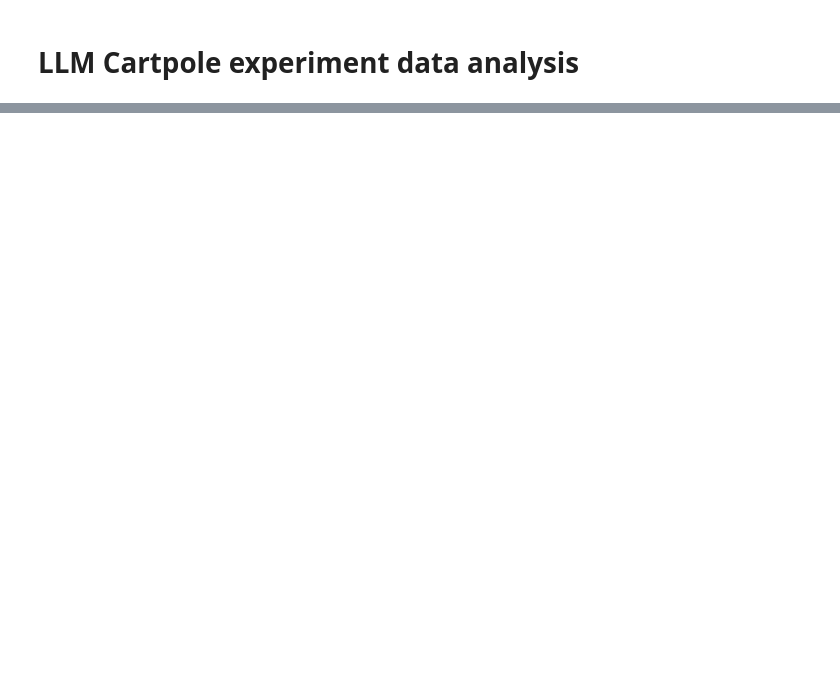
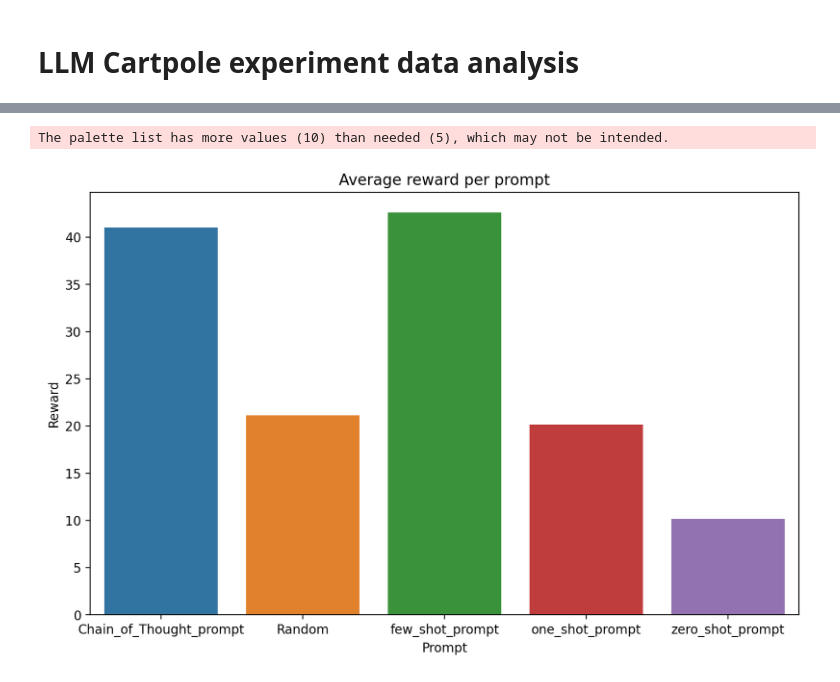
Before and after one commit to nicky-lenaers/dne-project, a Jupyter notebook: src/LLM Cartpole data analysis.ipynb, the cells around one changed output, grey strips where cells are left out. Drawn from its saved outputs; the diff is of its cells as text; code cells hidden in the pictures; blank space fills up the shorter version.

```diff
--- a/src/LLM Cartpole data analysis.ipynb
+++ b/src/LLM Cartpole data analysis.ipynb
@@ -167,0 +174,16 @@ plt.show()
+# %%
+# Group by temperature and prompt, then take the average rewards
+grouped_df = dfCartPoleLLM.groupby(['promptKey']).mean(numeric_only=True).reset_index()
+
+# Plot the data using seaborn
+plt.figure(figsize=(10, 6))
+sns.barplot(x='promptKey', y='rewards', hue='promptKey', data=grouped_df, palette=sns.color_palette())
+plt.title('Average reward per prompt')
+plt.xlabel('Prompt')
+plt.ylabel('Reward')
+
+#plt.legend(title='Prompt')
+plt.show()
+# %% [output]
+The palette list has more values (10) than needed (5), which may not be intended.
+[figure, added]
```
Also changed, not shown: parts of 16 cells of this notebook, 1 other file.
